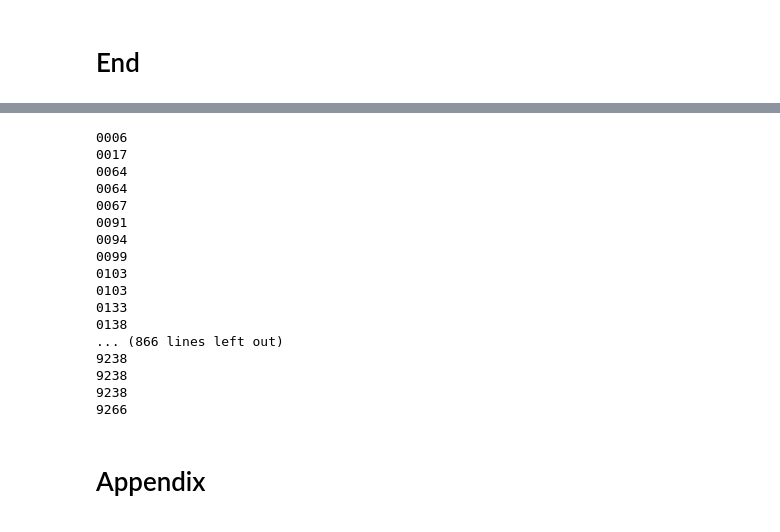
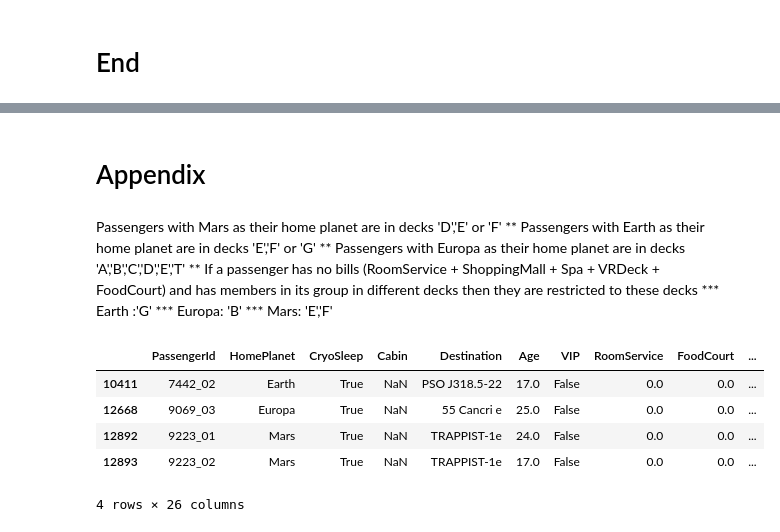
Before and after one commit to jacobsultan/cabin-for-spacetitanic-kaggle, a Jupyter notebook: final.ipynb, the cells around one changed output, grey strips where cells are left out. Drawn from its saved outputs; the diff is of its cells as text; code cells hidden in the pictures.

```diff
--- a/final.ipynb
+++ b/final.ipynb
@@ -386,28 +542,21 @@ for index,row in df.iterrows():
 12892 nan F/1785/S
 12893 nan F/1785/S
-# %%
-for index,row in df.iterrows():
-    if row.Bills == 0:
-        if row.GroupSize > 1:
-            if df[df.Group == row.Group].CabinDeck.dropna().nunique() > 1:
-                print(row.Group)
-# %% [output]
-0006
-0017
-0064
-0064
-0067
-0091
-0094
-0099
-0103
-0103
-0133
-0138
-... (866 lines left out)
-9238
-9238
-9238
-9266
 # %% [markdown]
 # Appendix
+# %% [markdown]
+Passengers with Mars as their home planet are in decks 'D','E' or 'F'
+** Passengers with Earth as their home planet are in decks 'E','F' or 'G'
+** Passengers with Europa as their home planet are in decks 'A','B','C','D','E','T'
+** If a passenger has no bills (RoomService + ShoppingMall + Spa + VRDeck + FoodCourt) and has members in its group in different decks then they are restricted to these decks
+*** Earth :'G'
+*** Europa: 'B'
+*** Mars: 'E','F'
+# %%
+df[(df.Cabin.isna()) & (df.Bills == 0) & (df.GroupSize > 1)]
+# %% [output]
+|  | PassengerId | HomePlanet | CryoSleep | Cabin | Destination | Age | VIP | RoomService | FoodCourt | ... |
+| 10411 | 7442_02 | Earth | True | NaN | PSO J318.5-22 | 17.0 | False | 0.0 | 0.0 | ... |
+| 12668 | 9069_03 | Europa | True | NaN | 55 Cancri e | 25.0 | False | 0.0 | 0.0 | ... |
+| 12892 | 9223_01 | Mars | True | NaN | TRAPPIST-1e | 24.0 | False | 0.0 | 0.0 | ... |
+| 12893 | 9223_02 | Mars | True | NaN | TRAPPIST-1e | 17.0 | False | 0.0 | 0.0 | ... |
+4 rows × 26 columns
```
Also changed, not shown: parts of 29 cells of this notebook.
